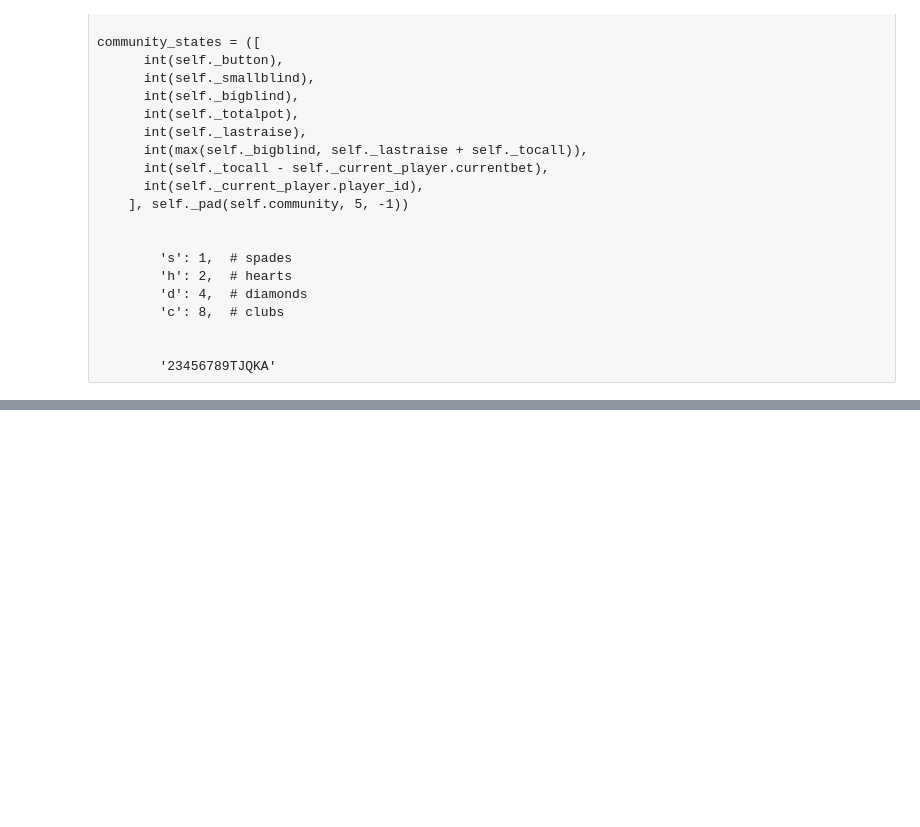
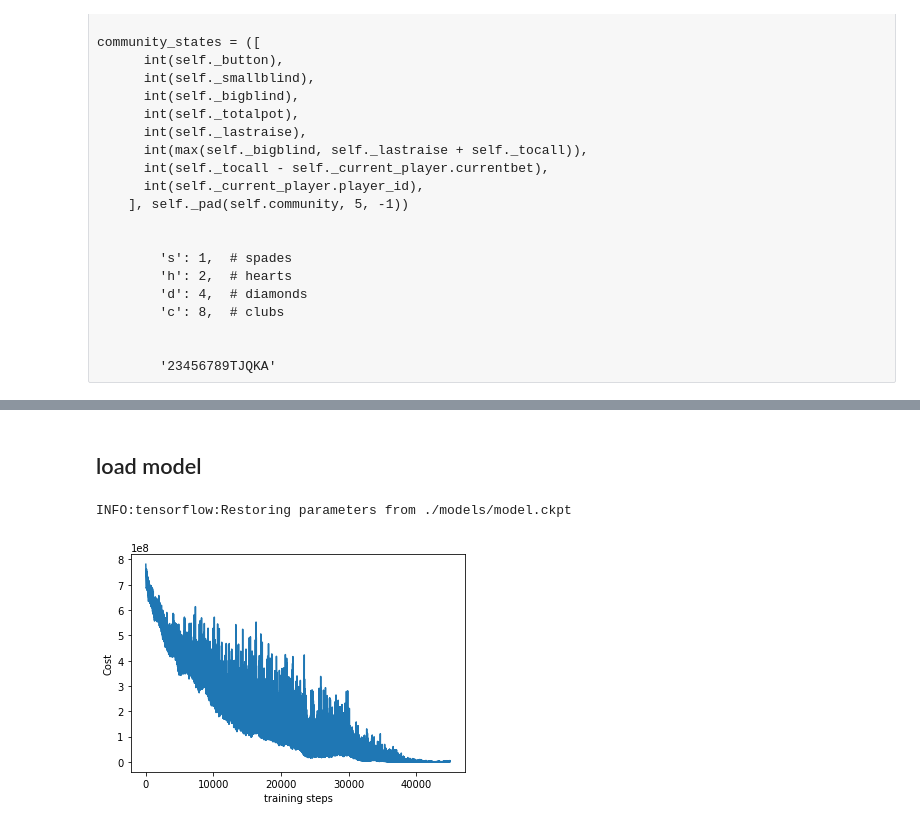
Before and after one commit to coolhighjumper/holdem, a Jupyter notebook: test.ipynb, the cells around one changed output, grey strips where cells are left out. Saved outputs shown, nothing was run; the diff lists cells and outputs as text; code cells hidden in the pictures; blank space fills up the shorter version.

Commit message:
1. add save and load model function 2. it seems that cannot get good training result

```diff
--- a/test.ipynb
+++ b/test.ipynb
@@ -255,2 +291,36 @@ for i in range(6):
+# %% [markdown]
+## load model
+# %%
+import math
+import holdem.utils
+import numpy as np
+import gym
+import holdem
+from treys import Card
+import holdem.DQN as DQN
+import holdem.safePlayer as safePlayer
+import tensorflow as tf
+
+class action_table:
+  CHECK = 0
+  CALL = 1
+  RAISE = 2
+  FOLD = 3
+
+RL2 = DQN.DeepQNetwork(4, 58,
+                  learning_rate=0.008,
+                  reward_decay=0.9,
+                  e_greedy=0.9,
+                  replace_target_iter=500,
+                  memory_size=500,
+                  output_graph=True, nickname='2'
+                  )
+RL2.load_model()
+# %% [output]
+INFO:tensorflow:Restoring parameters from ./models/model.ckpt
+# %%
+RL2.plot_cost()
+# %% [output]
+[figure, added]
 # %%
 import matplotlib.pyplot as plt
```
Also changed, not shown: parts of 8 cells of this notebook, 4 other files.
